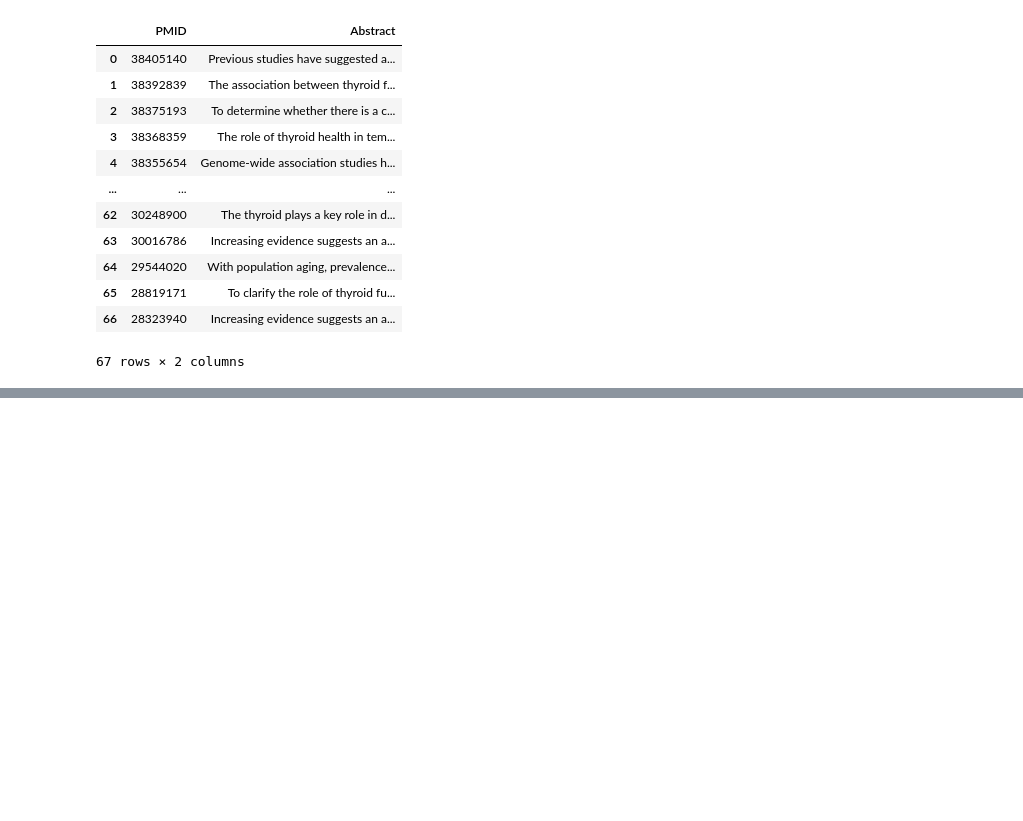
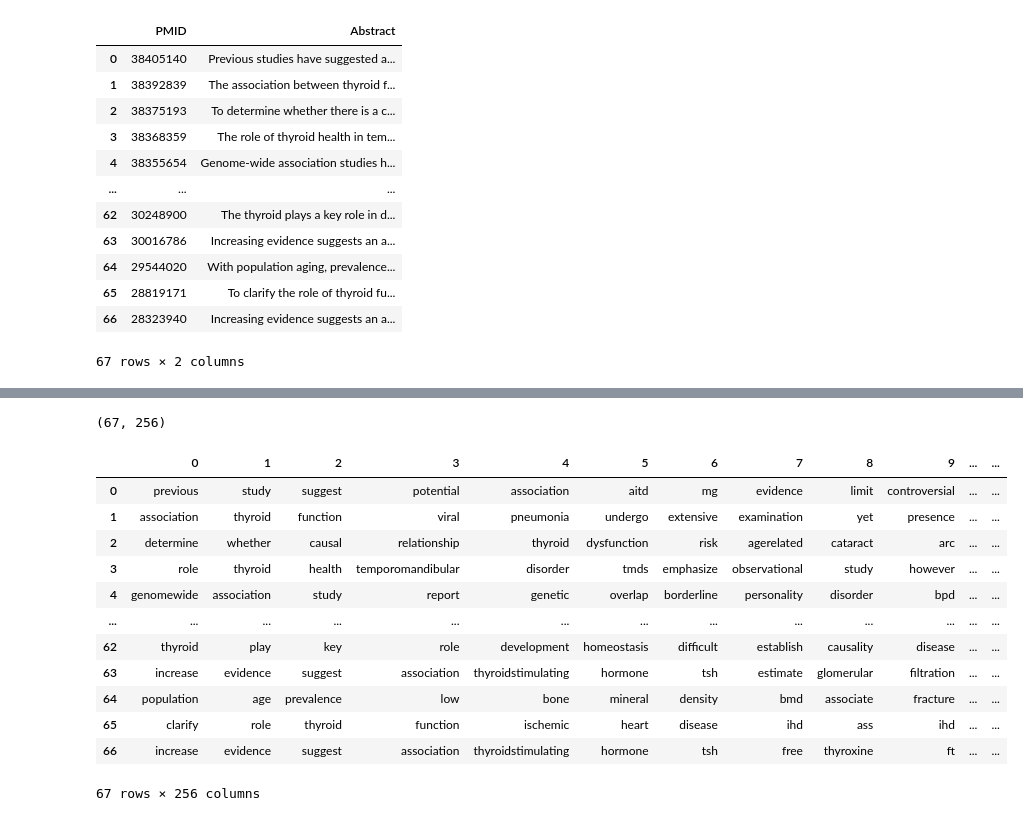
Before and after one commit to nawar82/ResearchTopicsRanker, a Jupyter notebook: notebooks/fetch_data_json_xml.ipynb, the cells around one changed output, grey strips where cells are left out. Saved outputs shown, nothing was run; the diff lists cells and outputs as text; code cells hidden in the pictures; blank space fills up the shorter version.

```diff
--- a/notebooks/fetch_data_json_xml.ipynb
+++ b/notebooks/fetch_data_json_xml.ipynb
@@ -47,9 +59,13 @@ def fetch_abstracts(id_list):
         articles = root.xpath('//PubmedArticle')
         for article in articles:
             pmid = article.find('.//PMID').text
-            abstract_text = article.find('.//Abstract/AbstractText')
-            if abstract_text is not None:
-                abstracts.append({"PMID": pmid, "Abstract": abstract_text.text})
+            abstract_text_element = article.find('.//Abstract/AbstractText')
+            # Ensure abstract_text_element is not None before accessing its text attribute
+            if abstract_text_element is not None:
+                abstract_text = get_all_text(abstract_text_element)
+                # Further ensure the text is not None and not just whitespace
+                if abstract_text and abstract_text.strip():
+                    abstracts.append({"PMID": pmid, "Abstract": abstract_text})
     else:
         print("Error occurred while fetching details")
     return abstracts
@@ -80,0 +109,2 @@ You have a total of 68 articles and getting 68 articles to fetch their abstracts
+# %%
+df_abstracts = df_abstracts['Abstract'].dropna()
@@ -80,0 +158,23 @@ You have a total of 68 articles and getting 68 articles to fetch their abstracts
+# %%
+def process_abstract(abstract):
+    # Basic Cleaning
+    cleaned = abstract.lower()
+    cleaned = ''.join(char for char in cleaned if not char.isdigit())
+
+    for punctuation in string.punctuation:
+        cleaned = cleaned.replace(punctuation, '')
+
+    cleaned = cleaned.strip()
+
+    # Tokenization
+    tokenized = word_tokenize(cleaned)
+
+    # Remove Stopwords
+    stop_words = set(stopwords.words('english'))
+    tokenized_no_stopwords = [word for word in tokenized if word not in stop_words]
+
+    # Lemmatization
+    lemmatized = [WordNetLemmatizer().lemmatize(word, pos="v") for word in tokenized_no_stopwords]
+    lemmatized = [WordNetLemmatizer().lemmatize(word, pos="n") for word in lemmatized]
+
+    return lemmatized
@@ -80,0 +217,22 @@ You have a total of 68 articles and getting 68 articles to fetch their abstracts
+# %%
+processed_abstracts = [process_abstract(abstract) for abstract in df_abstracts]
+processed_abstracts = pd.DataFrame(processed_abstracts)
+processed_abstracts.shape
+# %% [output]
+(67, 256)
+# %%
+processed_abstracts
+# %% [output]
+|  | 0 | 1 | 2 | 3 | 4 | 5 | 6 | 7 | 8 | 9 | ... | ... |
+| 0 | previous | study | suggest | potential | association | aitd | mg | evidence | limit | controversial | ... | ... |
+| 1 | association | thyroid | function | viral | pneumonia | undergo | extensive | examination | yet | presence | ... | ... |
+| 2 | determine | whether | causal | relationship | thyroid | dysfunction | risk | agerelated | cataract | arc | ... | ... |
+| 3 | role | thyroid | health | temporomandibular | disorder | tmds | emphasize | observational | study | however | ... | ... |
+| 4 | genomewide | association | study | report | genetic | overlap | borderline | personality | disorder | bpd | ... | ... |
+| ... | ... | ... | ... | ... | ... | ... | ... | ... | ... | ... | ... | ... |
+| 62 | thyroid | play | key | role | development | homeostasis | difficult | establish | causality | disease | ... | ... |
+| 63 | increase | evidence | suggest | association | thyroidstimulating | hormone | tsh | estimate | glomerular | filtration | ... | ... |
+| 64 | population | age | prevalence | low | bone | mineral | density | bmd | associate | fracture | ... | ... |
+| 65 | clarify | role | thyroid | function | ischemic | heart | disease | ihd | ass | ihd | ... | ... |
+| 66 | increase | evidence | suggest | association | thyroidstimulating | hormone | tsh | free | thyroxine | ft | ... | ... |
+67 rows × 256 columns
```
Also changed, not shown: parts of 11 cells of this notebook.
